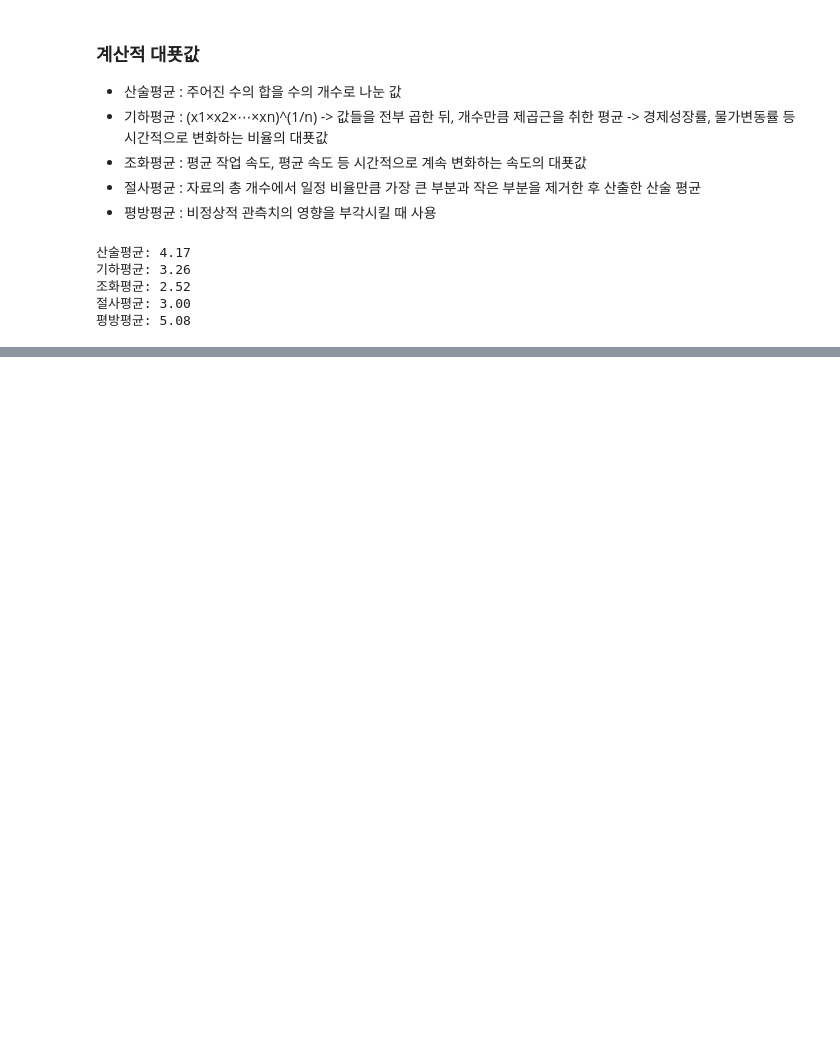
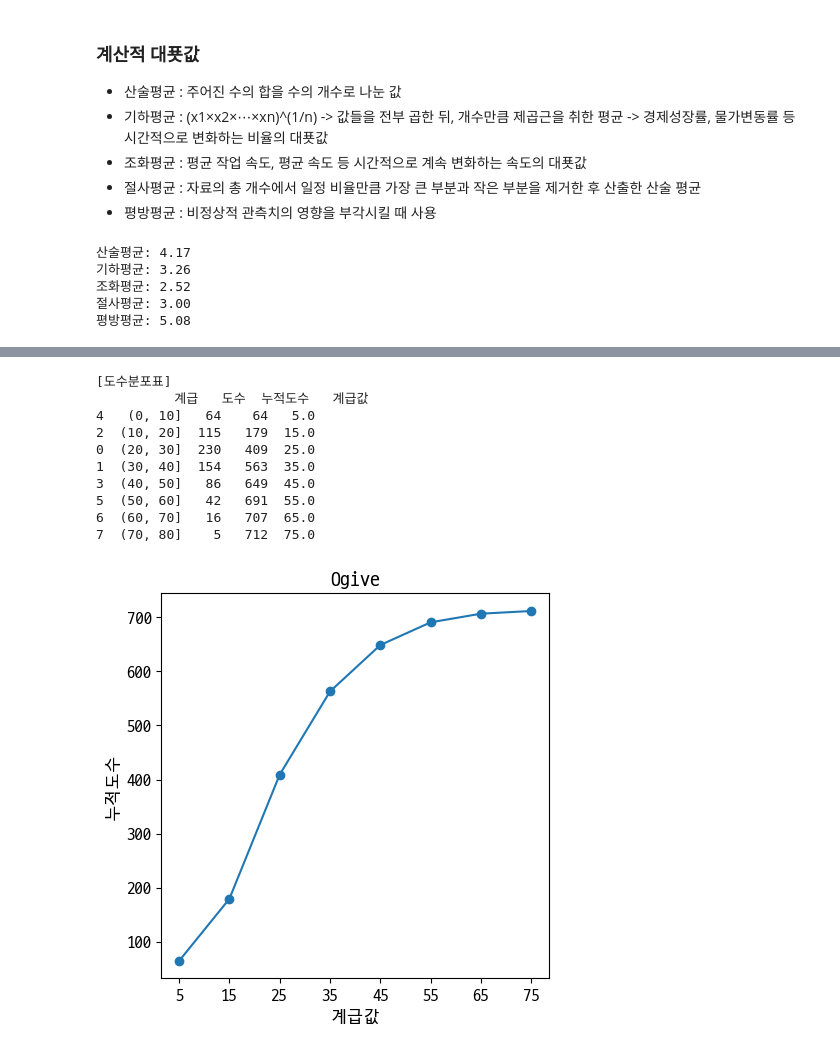
Before and after one commit to kkoldduck2/adp_practice, a Jupyter notebook: 2_EDA/1_EDA.ipynb, the cells around one changed output, grey strips where cells are left out. Cells and saved outputs as stored; diff of their text form; code cells hidden in the pictures; blank space fills up the shorter version.

```diff
--- a/2_EDA/1_EDA.ipynb
+++ b/2_EDA/1_EDA.ipynb
@@ -357,0 +443,29 @@ print("평방평균: {:.2f}".format(qm))
+# %%
+# 오자이브는 누적도수다각형의 각 계급구간의 누적도수에 대응하는 기둥의 맨 위 중간점들을 직선으로 연결했을 때 나타나는 그래프이다.
+# 오자이브 그리기
+from pandas import cut
+# 도수분포표 생성
+result1 = cut(titanic['Age'], bins=[i for i in range(0, 90, 10)])
+freq1 = pd.DataFrame(result1.value_counts()).reset_index().rename(columns={'Age':'계급', 'count': '도수'}).sort_values(by='계급')
+freq1['누적도수'] = freq1['도수'].cumsum()
+freq1['계급값'] = freq1['계급'].apply(lambda x: np.median([x.left, x.right]))
+print("[도수분포표]\n", freq1, "\n")
+
+plt.plot(freq1['계급값'], freq1['누적도수'], marker='o')
+plt.xticks(freq1['계급값'])
+plt.ylabel('누적도수')
+plt.xlabel('계급값')
+plt.title('Ogive')
+plt.show()
+# %% [output]
+[도수분포표]
+          계급   도수  누적도수   계급값
+4   (0, 10]   64    64   5.0
+2  (10, 20]  115   179  15.0
+0  (20, 30]  230   409  25.0
+1  (30, 40]  154   563  35.0
+3  (40, 50]   86   649  45.0
+5  (50, 60]   42   691  55.0
+6  (60, 70]   16   707  65.0
+7  (70, 80]    5   712  75.0
+[figure, added]
```
Also changed, not shown: parts of 17 cells of this notebook, 1 other file.
